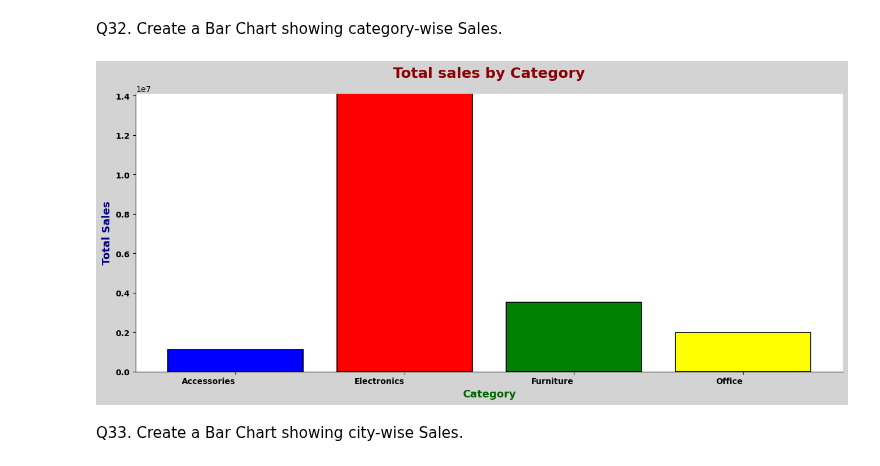
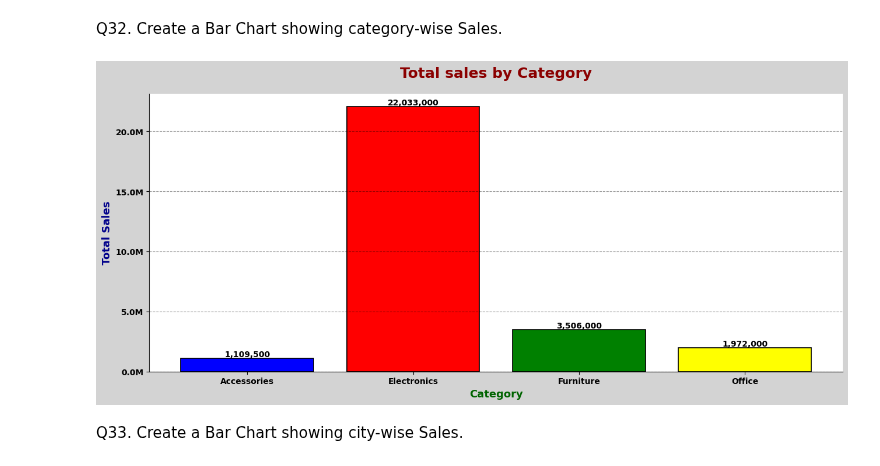
Before and after one commit to Suraj-kumar121K/PANDAS-CURSE, a Jupyter notebook: large_data_practice/01_Sales.ipynb, the cells around one changed output. Drawn from its saved outputs; the diff is of its cells as text; code cells hidden in the pictures.

```diff
--- a/large_data_practice/01_Sales.ipynb
+++ b/large_data_practice/01_Sales.ipynb
@@ -6,7 +7,7 @@ import matplotlib.pyplot as plt
 # %% [markdown]
 sql data import
 # %%
-sql_conn = py.connect(
+sql_conn = pyodbc.connect(
     "DRIVER={ODBC Driver 18 for SQL Server};"
     "SERVER=localhost\\SQLEXPRESS;"
     "DATABASE=Excel;"
@@ -765,7 +767,6 @@ bar = plt.bar(
     edgecolor="black",
     linewidth=1.2
 )
-
 plt.title("Total sales by Category",
     fontsize=18,
     fontweight="bold",
@@ -780,41 +781,58 @@ plt.xlabel("Category",
 )
 plt.ylabel("Total Sales",
     fontsize=13,
     fontweight="bold",
     color= "darkblue"
 )
 
 # Product names
 plt.xticks(
     rotation=0,
-    ha="right",
+    ha="center",
     fontsize=10,
     fontweight="bold"
 )
 
 # Total_sales
 plt.yticks(
-    rotation=0,
-    ha="right",
     fontsize=10,
     fontweight="bold"
 )
 
+plt.grid(
+    axis="y",
+    linestyle="--",
+    alpha=0.4,
+    color="black"
+)
+# Y-axis ko readable format mein
+plt.gca().yaxis.set_major_formatter(
+    FuncFormatter(lambda x, pos: f"{x/1e6:.1f}M")
+)
 
-plt.ylim(
-    0,
-    product_sales["Sales"].max() * 1.15
-)
+# Sales value bar ke upar
+for b in bar:
+    height = b.get_height()
+    plt.text(
+        b.get_x() + b.get_width() / 2,
+        height,
+        f"{height:,.0f}",
+        ha="center",
+        va="bottom",
+        fontsize=10,
+        fontweight="bold"
+    )
+
 # Layout adjust
 plt.tight_layout()
 
 # Border/spines ko clean kiya
 plt.gca().spines["top"].set_visible(False)
 plt.gca().spines["right"].set_visible(False)
 
 plt.show()
 # %% [output]
-[figure, old version]
+[figure, new version]
 # %% [markdown]
 Q33. Create a Bar Chart showing city-wise Sales.
 # %% [markdown]
```
Also changed, not shown: parts of 3 cells of this notebook, 2 other files.
